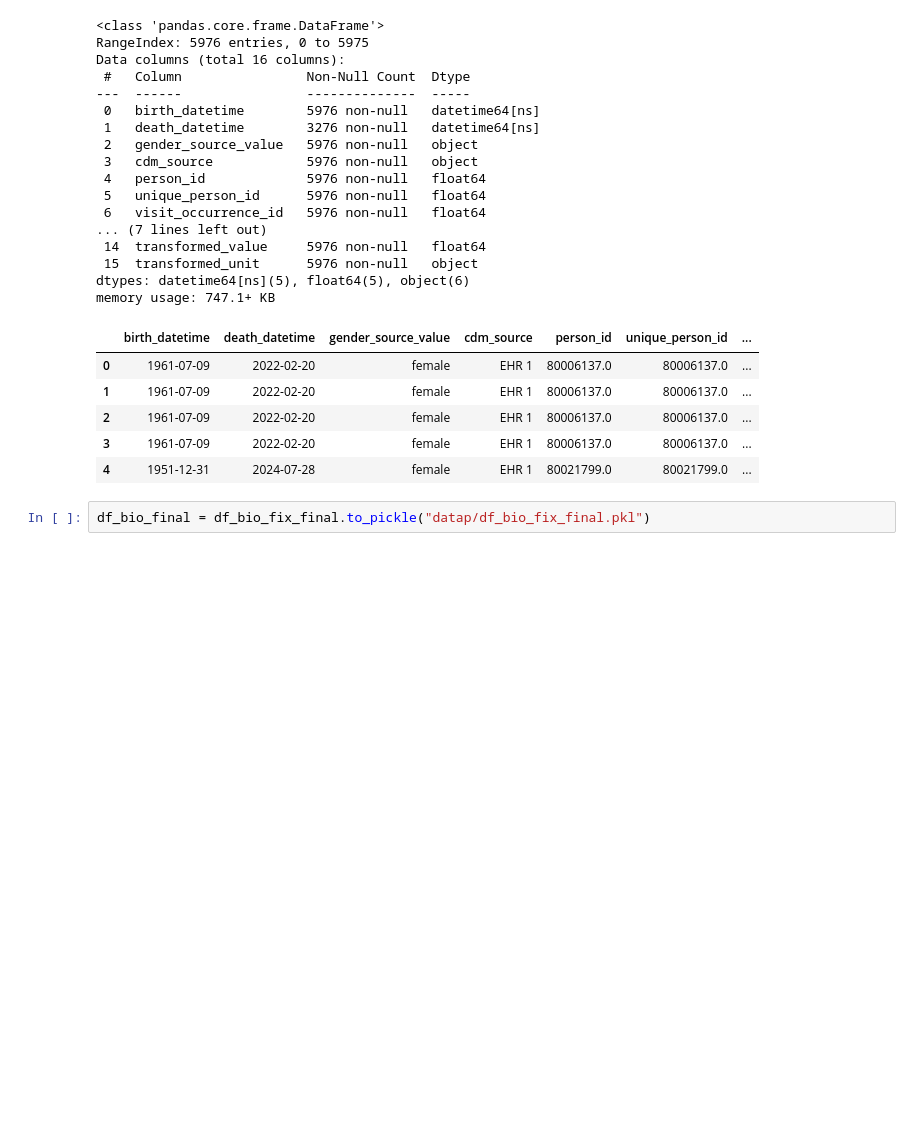
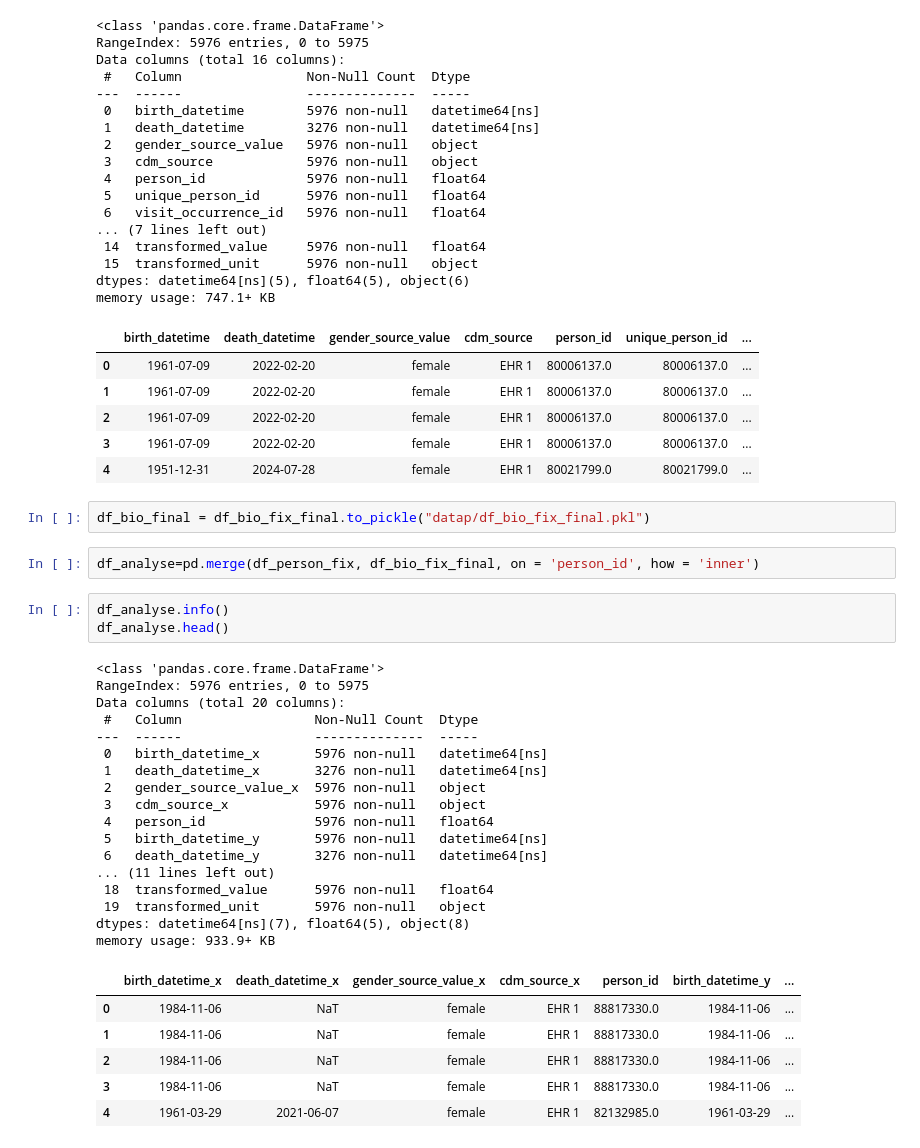
Before and after one commit to Bsbechir/EI-APHP, a Jupyter notebook: final_project_centrale/dedup_det.ipynb, the cells around one changed output. Saved outputs shown, nothing was run; the diff lists cells and outputs as text; blank space fills up the shorter version.

Commit message:
df analyse

```diff
--- a/final_project_centrale/dedup_det.ipynb
+++ b/final_project_centrale/dedup_det.ipynb
@@ -165,3 +165,32 @@ memory usage: 747.1+ KB
 | 4 | 1951-12-31 | 2024-07-28 | female | EHR 1 | 80021799.0 | 80021799.0 | ... |
 # %%
 df_bio_final = df_bio_fix_final.to_pickle("datap/df_bio_fix_final.pkl")
+# %%
+df_analyse=pd.merge(df_person_fix, df_bio_fix_final, on = 'person_id', how = 'inner')
+# %%
+df_analyse.info()
+df_analyse.head()
+# %% [output]
+<class 'pandas.core.frame.DataFrame'>
+RangeIndex: 5976 entries, 0 to 5975
+Data columns (total 20 columns):
+ #   Column                 Non-Null Count  Dtype
+---  ------                 --------------  -----
+ 0   birth_datetime_x       5976 non-null   datetime64[ns]
+ 1   death_datetime_x       3276 non-null   datetime64[ns]
+ 2   gender_source_value_x  5976 non-null   object
+ 3   cdm_source_x           5976 non-null   object
+ 4   person_id              5976 non-null   float64
+ 5   birth_datetime_y       5976 non-null   datetime64[ns]
+ 6   death_datetime_y       3276 non-null   datetime64[ns]
+... (11 lines left out)
+ 18  transformed_value      5976 non-null   float64
+ 19  transformed_unit       5976 non-null   object
+dtypes: datetime64[ns](7), float64(5), object(8)
+memory usage: 933.9+ KB
+|  | birth_datetime_x | death_datetime_x | gender_source_value_x | cdm_source_x | person_id | birth_datetime_y | ... |
+| 0 | 1984-11-06 | NaT | female | EHR 1 | 88817330.0 | 1984-11-06 | ... |
+| 1 | 1984-11-06 | NaT | female | EHR 1 | 88817330.0 | 1984-11-06 | ... |
+| 2 | 1984-11-06 | NaT | female | EHR 1 | 88817330.0 | 1984-11-06 | ... |
+| 3 | 1984-11-06 | NaT | female | EHR 1 | 88817330.0 | 1984-11-06 | ... |
+| 4 | 1961-03-29 | 2021-06-07 | female | EHR 1 | 82132985.0 | 1961-03-29 | ... |
```
Also changed, not shown: 1 other file.
